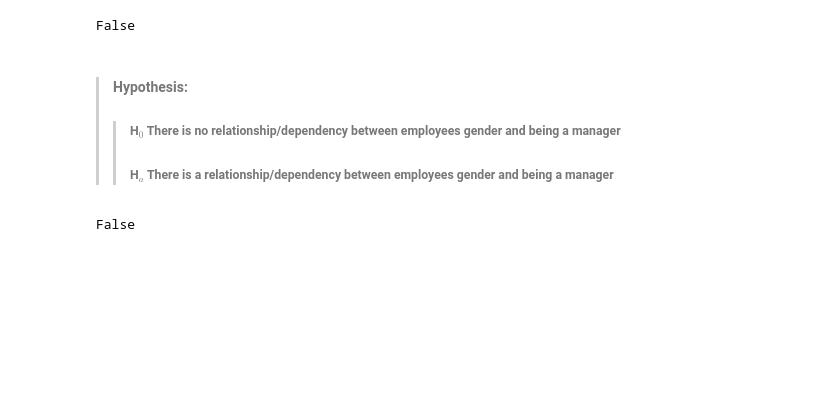
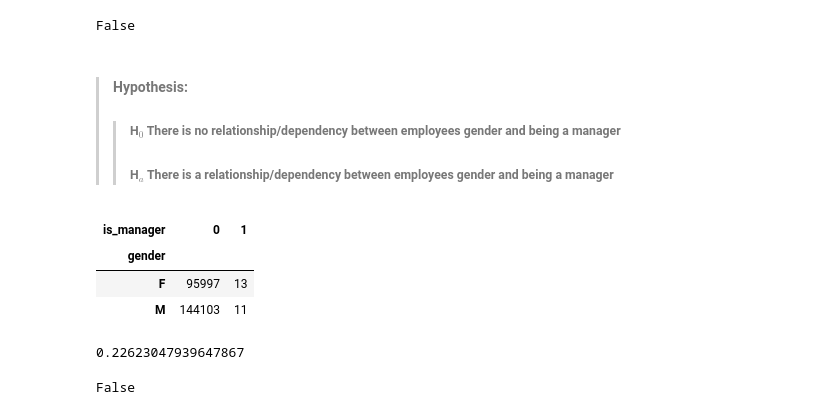
Before and after one commit to aaron-mv-moore/statistics-exercises, a Jupyter notebook: hypothesis_testing.ipynb, the cells around one changed output. Drawn from its saved outputs; the diff is of its cells as text; code cells hidden in the pictures; blank space fills up the shorter version.

```diff
--- a/hypothesis_testing.ipynb
+++ b/hypothesis_testing.ipynb
@@ -818,8 +857,18 @@ False
 # %%
 # prepping data
 observed = pd.crosstab(emp_gender.gender, emp_gender.is_manager)
+observed
+# %% [output]
+| is_manager | 0 | 1 |
+| gender |  |  |
+| F | 95997 | 13 |
+| M | 144103 | 11 |
 # %%
 chi2, p, degf, expected = stats.chi2_contingency(observed)
+# %%
+p
+# %% [output]
+0.22623047939647867
 # %%
 # we cannot reject the null
 p < α
```
Also changed, not shown: parts of 12 cells of this notebook.
